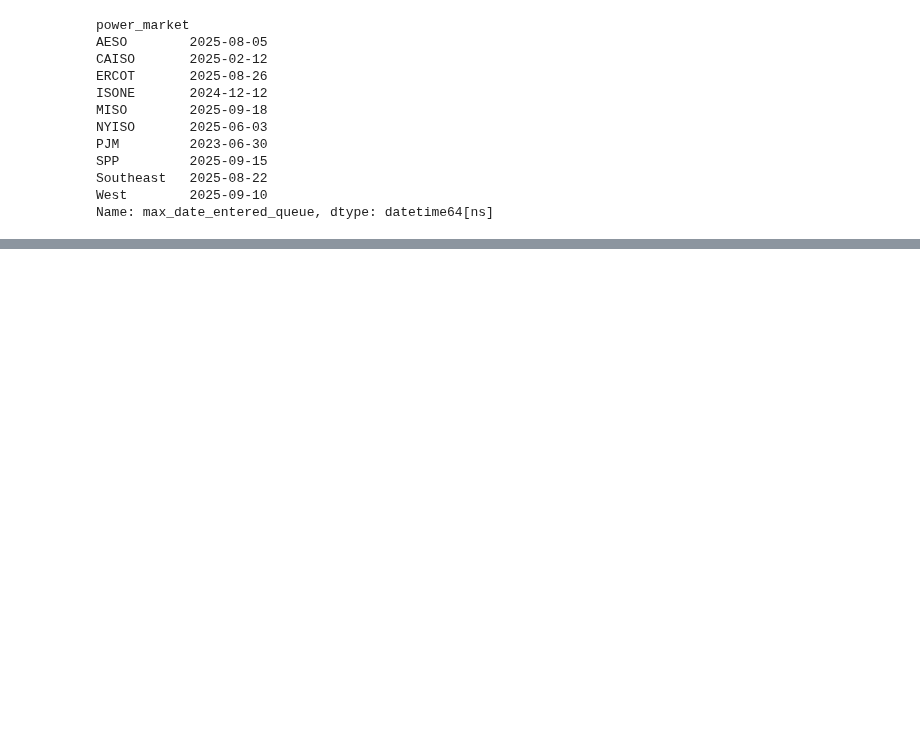
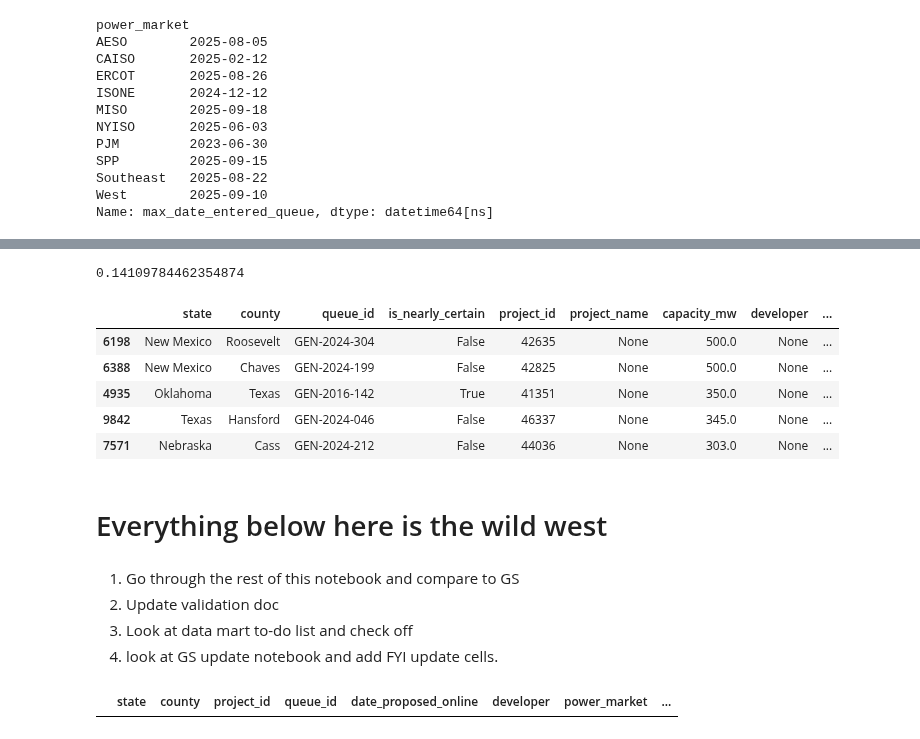
Before and after one commit to deployment-gap-model-education-fund/deployment-gap-model, a Jupyter notebook: notebooks/data_updates/interconnection_fyi/interconnection-fyi-update.ipynb, the cells around one changed output, grey strips where cells are left out. Saved outputs shown, nothing was run; the diff lists cells and outputs as text; code cells hidden in the pictures; blank space fills up the shorter version.

```diff
--- a/notebooks/data_updates/interconnection_fyi/interconnection-fyi-update.ipynb
+++ b/notebooks/data_updates/interconnection_fyi/interconnection-fyi-update.ipynb
@@ -423,0 +271,10 @@ iso_projects_long[(iso_projects_long.iso_region == "NYISO") & (iso_projects_long
+# %%
+from dbcp.data_mart.projects import create_long_format
+
+# The dataframe this function returns includes all projects, active, withdrawn and operational. ERCOT only tracks active projects.
+iso_all_projects_long_format = create_long_format(engine, active_projects_only=False)
+# %%
+iso_region = "SPP"
+
+fyi_iso = fyi_all_projects_long_format.query("power_market == @iso_region")
+gs_lbnl_iso = iso_all_projects_long_format.query("iso_region == @iso_region")
@@ -423,0 +309,2 @@ iso_projects_long[(iso_projects_long.iso_region == "NYISO") & (iso_projects_long
+# %%
+active_gs = gs_lbnl_iso[gs_lbnl_iso.queue_status == "active"]
@@ -423,0 +339,25 @@ iso_projects_long[(iso_projects_long.iso_region == "NYISO") & (iso_projects_long
+# %%
+# does this missing capacity make up the difference in total capacity?
+not_active_fyi[not_active_fyi.queue_id.isin(active_gs.queue_id)].capacity_mw.sum()/active_gs.capacity_mw.sum()
+# %% [output]
+0.14109784462354874
+# %%
+# look at projects in GS which aren't in FYI
+# it is likely that these projects were dropped during the deduplication cleaning
+# step in the transform. You can spot check to make sure that a different project ID with the
+# same interconnection point, capacity, resource etc. is in the data
+active_gs[~active_gs.queue_id.isin(fyi_iso.queue_id)].sort_values(by="capacity_mw", ascending=False).head(5)
+# %% [output]
+|  | state | county | queue_id | is_nearly_certain | project_id | project_name | capacity_mw | developer | ... |
+| 6198 | New Mexico | Roosevelt | GEN-2024-304 | False | 42635 | None | 500.0 | None | ... |
+| 6388 | New Mexico | Chaves | GEN-2024-199 | False | 42825 | None | 500.0 | None | ... |
+| 4935 | Oklahoma | Texas | GEN-2016-142 | True | 41351 | None | 350.0 | None | ... |
+| 9842 | Texas | Hansford | GEN-2024-046 | False | 46337 | None | 345.0 | None | ... |
+| 7571 | Nebraska | Cass | GEN-2024-212 | False | 44036 | None | 303.0 | None | ... |
+# %% [markdown]
+# Everything below here is the wild west
+# %% [markdown]
+1. Go through the rest of this notebook and compare to GS
+2. Update validation doc
+3. Look at data mart to-do list and check off
+4. look at GS update notebook and add FYI update cells.
@@ -423,0 +374,4 @@ iso_projects_long[(iso_projects_long.iso_region == "NYISO") & (iso_projects_long
+# %%
+active_in_fyi_inactive_in_gs
+# %% [output]
+|  | state | county | project_id | queue_id | date_proposed_online | developer | power_market | ... |
```
Also changed, not shown: parts of 59 cells of this notebook.
